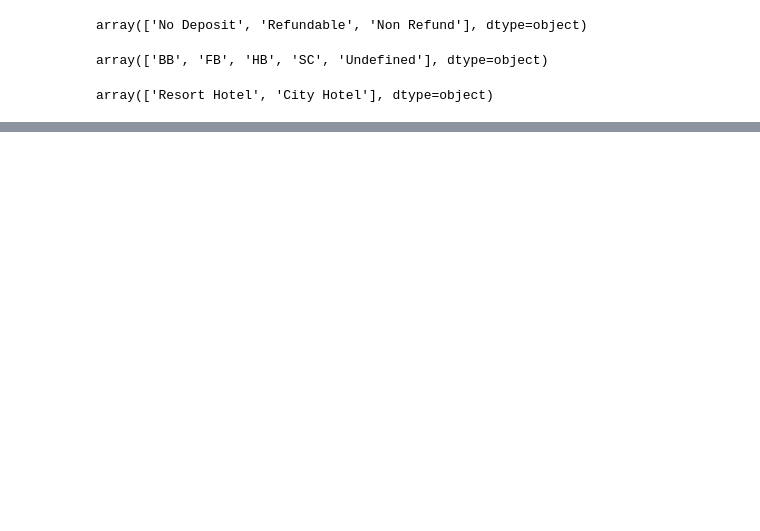
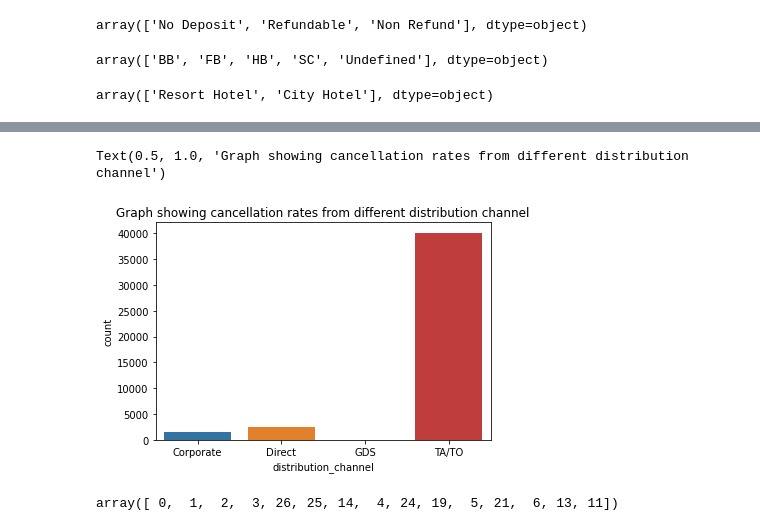
Before and after one commit to PrachiJadhav12/Hotel-Booking-Data_Analysis, a Jupyter notebook: Hotel_Booking_Analysis_Capstone_Project.ipynb, the cells around one changed output, grey strips where cells are left out. Cells and saved outputs as stored; diff of their text form; code cells hidden in the pictures; blank space fills up the shorter version.

```diff
--- a/Hotel_Booking_Analysis_Capstone_Project.ipynb
+++ b/Hotel_Booking_Analysis_Capstone_Project.ipynb
@@ -116,0 +248,12 @@ array(['Resort Hotel', 'City Hotel'], dtype=object)
+# %%
+lst1 = ['is_canceled', 'distribution_channel']
+type_of_hotel_canceled = df[lst1]
+canceled_hotel = type_of_hotel_canceled[type_of_hotel_canceled['is_canceled'] == 'canceled'].groupby(['distribution_channel']).size().reset_index(name = 'count')
+sns.barplot(data = canceled_hotel, x = 'distribution_channel', y = 'count').set_title('Graph showing cancellation rates from different distribution channel')
+# %% [output]
+Text(0.5, 1.0, 'Graph showing cancellation rates from different distribution channel')
+[figure, added]
+# %%
+df['previous_cancellations'].unique()
+# %% [output]
+array([ 0,  1,  2,  3, 26, 25, 14,  4, 24, 19,  5, 21,  6, 13, 11])
```
Also changed, not shown: parts of 43 cells of this notebook.
